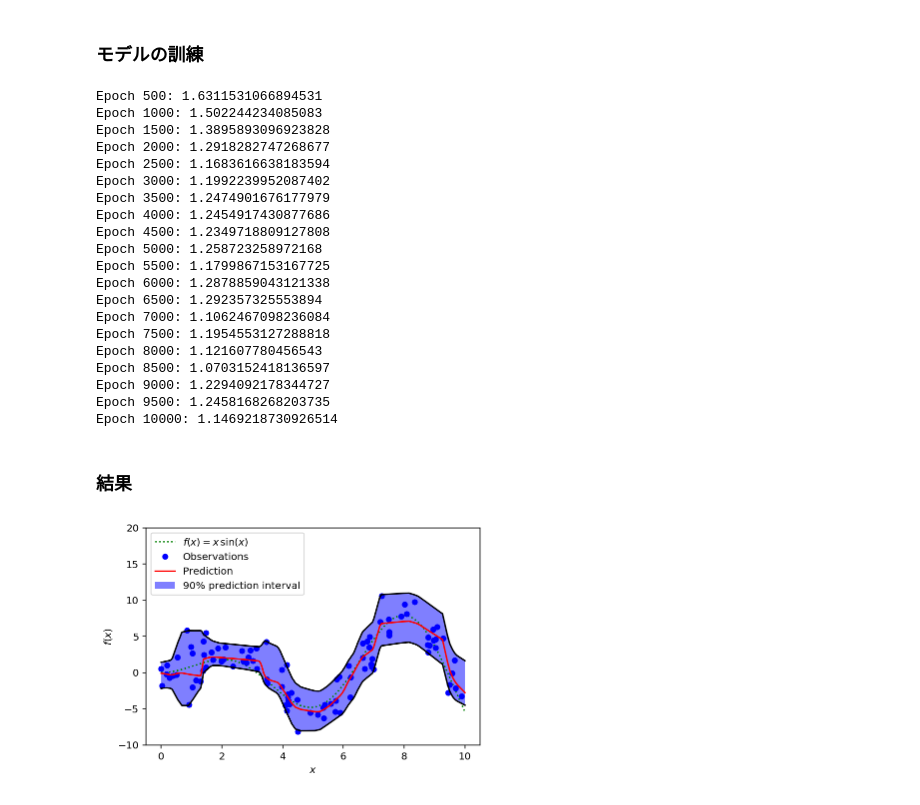
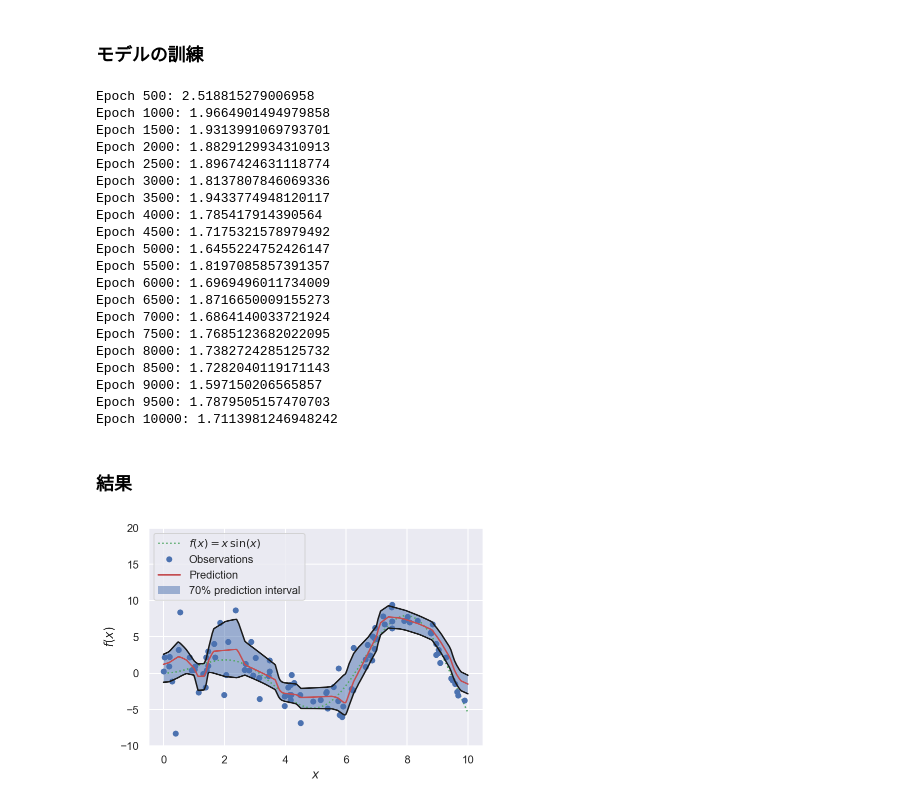
Before and after one commit to masakiaota/blog, a Jupyter notebook: quantile_regression/qrnn_example.ipynb, the cells around one changed output. Cells and saved outputs as stored; diff of their text form; code cells hidden in the pictures.

```diff
--- a/quantile_regression/qrnn_example.ipynb
+++ b/quantile_regression/qrnn_example.ipynb
@@ -10,6 +10,9 @@ import pandas as pd
 import numpy as np
 import matplotlib.pyplot as plt
 %config InlineBackend.figure_formats = {'png', 'retina'}
+%matplotlib inline
+import seaborn as sns
+sns.set()
 
 import torch
 import torch.nn as nn
@@ -23,10 +26,11 @@ def f(x):
 #  First the noiseless case
 X = np.atleast_2d(np.random.uniform(0, 10.0, size=100)).T
 X = X.astype(np.float32)
+X.sort(axis=0)
 # Observations
 y = f(X).ravel()
 
-dy = 1.5 + 1.0 * np.random.random(y.shape)
+dy = np.linspace(3,0,100)+  1.0 * np.random.random(y.shape)
 noise = np.random.normal(0, dy)
 y += noise
 y = y.astype(np.float32)
@@ -142,7 +146,7 @@ class Learner:
 ### モデルの訓練
 # %%
 # Instantiate model
-quantiles = [.05, .5, .95]
+quantiles = [.15, .5, .85]
 model = q_model_simplified(quantiles, dropout=0.1)
 loss_func = QuantileLoss(quantiles)
 learner = Learner(model, partial(torch.optim.Adam, weight_decay=1e-6), loss_func)
@@ -151,48 +155,48 @@ learner = Learner(model, partial(torch.optim.Adam, weight_decay=1e-6), loss_func
 epochs = 10000
 learner.fit(X, y, epochs, batch_size=10)
 # %% [output]
-Epoch 500: 1.6311531066894531
-Epoch 1000: 1.502244234085083
-Epoch 1500: 1.3895893096923828
-Epoch 2000: 1.2918282747268677
-Epoch 2500: 1.1683616638183594
-Epoch 3000: 1.1992239952087402
-Epoch 3500: 1.2474901676177979
-Epoch 4000: 1.2454917430877686
-Epoch 4500: 1.2349718809127808
-Epoch 5000: 1.258723258972168
-Epoch 5500: 1.1799867153167725
-Epoch 6000: 1.2878859043121338
-Epoch 6500: 1.292357325553894
-Epoch 7000: 1.1062467098236084
-Epoch 7500: 1.1954553127288818
-Epoch 8000: 1.121607780456543
-Epoch 8500: 1.0703152418136597
-Epoch 9000: 1.2294092178344727
-Epoch 9500: 1.2458168268203735
-Epoch 10000: 1.1469218730926514
+Epoch 500: 2.518815279006958
+Epoch 1000: 1.9664901494979858
+Epoch 1500: 1.9313991069793701
+Epoch 2000: 1.8829129934310913
+Epoch 2500: 1.8967424631118774
+Epoch 3000: 1.8137807846069336
+Epoch 3500: 1.9433774948120117
+Epoch 4000: 1.785417914390564
+Epoch 4500: 1.7175321578979492
+Epoch 5000: 1.6455224752426147
+Epoch 5500: 1.8197085857391357
+Epoch 6000: 1.6969496011734009
+Epoch 6500: 1.8716650009155273
+Epoch 7000: 1.6864140033721924
+Epoch 7500: 1.7685123682022095
+Epoch 8000: 1.7382724285125732
+Epoch 8500: 1.7282040119171143
+Epoch 9000: 1.597150206565857
+Epoch 9500: 1.7879505157470703
+Epoch 10000: 1.7113981246948242
 # %% [markdown]
 ### 結果
 # %%
 # Make the prediction on the meshed x-axis
 tmp = learner.predict(xx)
 y_lower, y_pred, y_upper = tmp[:, 0], tmp[:, 1], tmp[:, 2]
 
 # Plot the function, the prediction and the 90% confidence interval based on
 # the MSE
 fig = plt.figure()
 plt.plot(xx, f(xx), 'g:', label=u'$f(x) = x\,\sin(x)$')
 plt.plot(X, y, 'b.', markersize=10, label=u'Observations')
 plt.plot(xx, y_pred, 'r-', label=u'Prediction')
 plt.plot(xx, y_upper, 'k-')
 plt.plot(xx, y_lower, 'k-')
 plt.fill(np.concatenate([xx, xx[::-1]]),
          np.concatenate([y_upper, y_lower[::-1]]),
-         alpha=.5, fc='b', ec='None', label='90% prediction interval')
+         alpha=.5, fc='b', ec='None', label='70% prediction interval')
 plt.xlabel('$x$')
 plt.ylabel('$f(x)$')
 plt.ylim(-10, 20)
 plt.legend(loc='upper left')
 plt.show()
 # %% [output]
-[figure, old version]
+[figure, new version]
```
Also changed, not shown: parts of 2 cells of this notebook.
